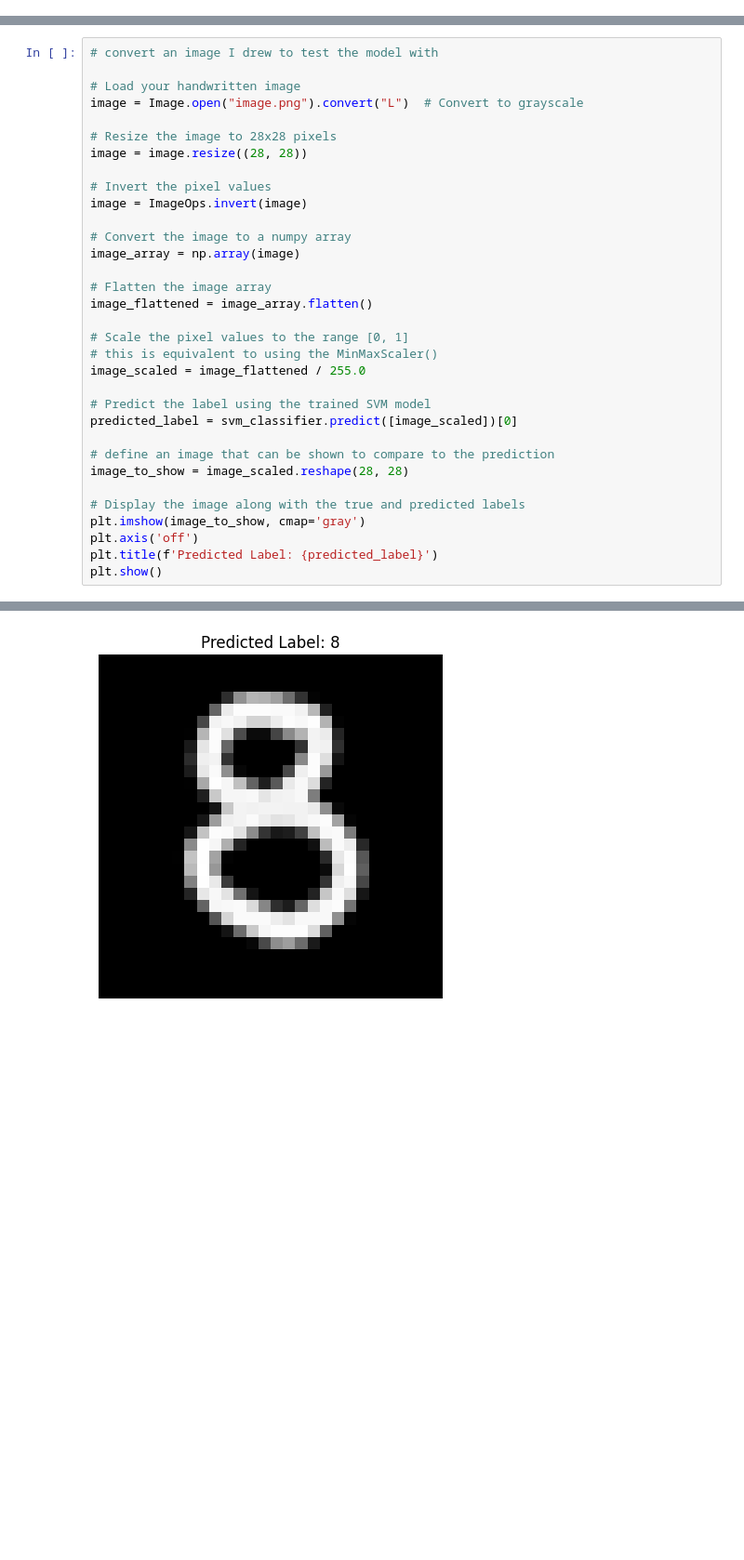
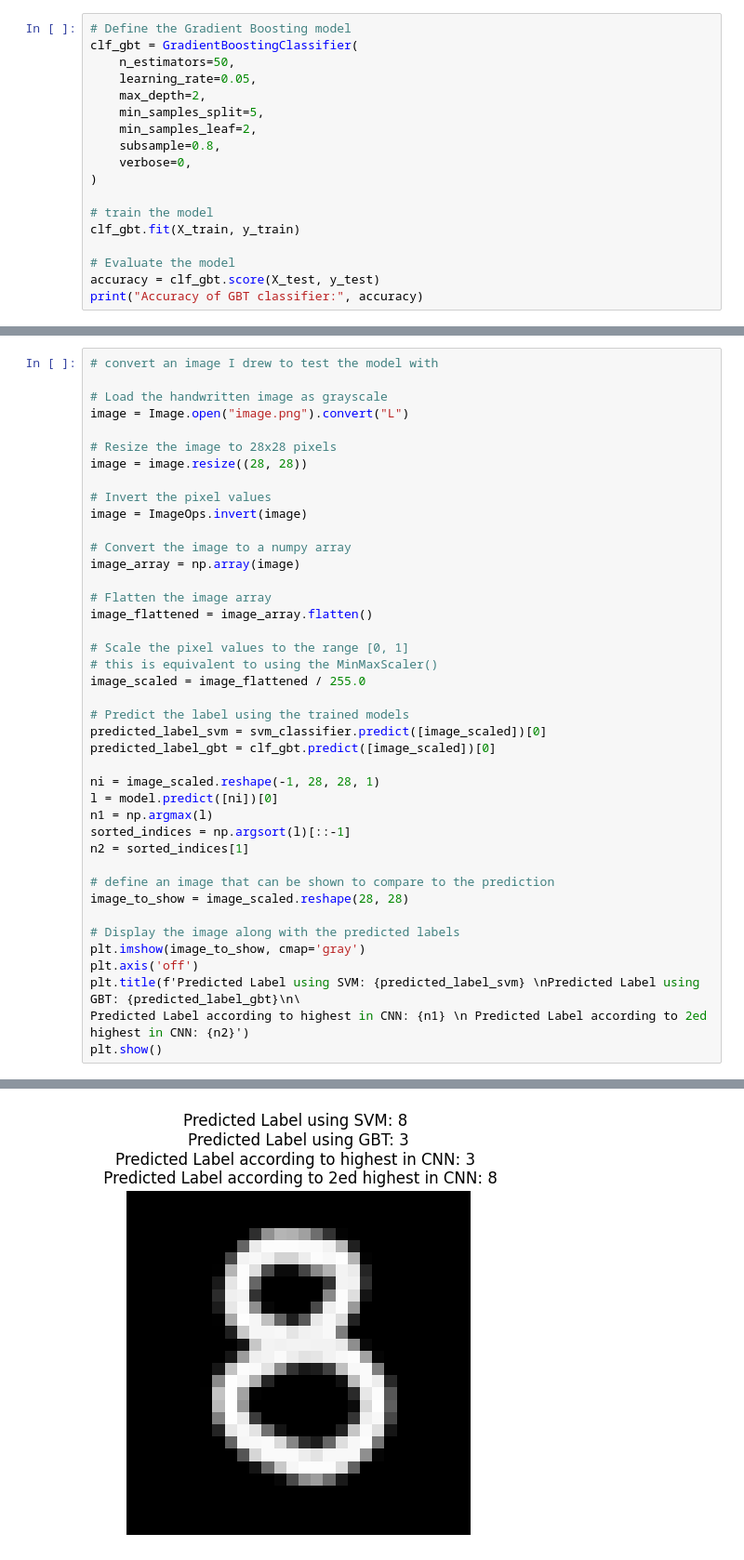
Before and after one commit to gmccannon/AML-Project-3, a Jupyter notebook: main.ipynb, the cells around one changed output, grey strips where cells are left out. Shown at 93% size. Cells and saved outputs as stored; diff of their text form; blank space fills up the shorter version.

```diff
--- a/main.ipynb
+++ b/main.ipynb
@@ -43,0 +49,18 @@ Accuracy of SVM classifier: 0.9822142857142857
+# %%
+# Define the Gradient Boosting model
+clf_gbt = GradientBoostingClassifier(
+    n_estimators=50,
+    learning_rate=0.05,
+    max_depth=2,
+    min_samples_split=5,
+    min_samples_leaf=2,
+    subsample=0.8,
+    verbose=0,
+)
+
+# train the model
+clf_gbt.fit(X_train, y_train)
+
+# Evaluate the model
+accuracy = clf_gbt.score(X_test, y_test)
+print("Accuracy of GBT classifier:", accuracy)
@@ -44,8 +124,8 @@ Accuracy of SVM classifier: 0.9822142857142857
 # %%
 # convert an image I drew to test the model with
 
-# Load your handwritten image
-image = Image.open("image.png").convert("L")  # Convert to grayscale
+# Load the handwritten image as grayscale
+image = Image.open("image.png").convert("L")
 
 # Resize the image to 28x28 pixels
 image = image.resize((28, 28))
@@ -63,15 +143,23 @@ image_flattened = image_array.flatten()
 # this is equivalent to using the MinMaxScaler()
 image_scaled = image_flattened / 255.0
 
-# Predict the label using the trained SVM model
-predicted_label = svm_classifier.predict([image_scaled])[0]
+# Predict the label using the trained models
+predicted_label_svm = svm_classifier.predict([image_scaled])[0]
+predicted_label_gbt = clf_gbt.predict([image_scaled])[0]
+
+ni = image_scaled.reshape(-1, 28, 28, 1)
+l = model.predict([ni])[0]
+n1 = np.argmax(l)
+sorted_indices = np.argsort(l)[::-1]
+n2 = sorted_indices[1]
 
 # define an image that can be shown to compare to the prediction
 image_to_show = image_scaled.reshape(28, 28)
 
-# Display the image along with the true and predicted labels
+# Display the image along with the predicted labels
 plt.imshow(image_to_show, cmap='gray')
 plt.axis('off')
-plt.title(f'Predicted Label: {predicted_label}')
+plt.title(f'Predicted Label using SVM: {predicted_label_svm} \nPredicted Label using GBT: {predicted_label_gbt}\n\
+Predicted Label according to highest in CNN: {n1} \n Predicted Label according to 2ed highest in CNN: {n2}')
 plt.show()
 # %% [output]
@@ -78 +167 @@ plt.show()
-[figure, old version]
+[figure, new version]
```
Also changed, not shown: parts of 6 cells of this notebook.
